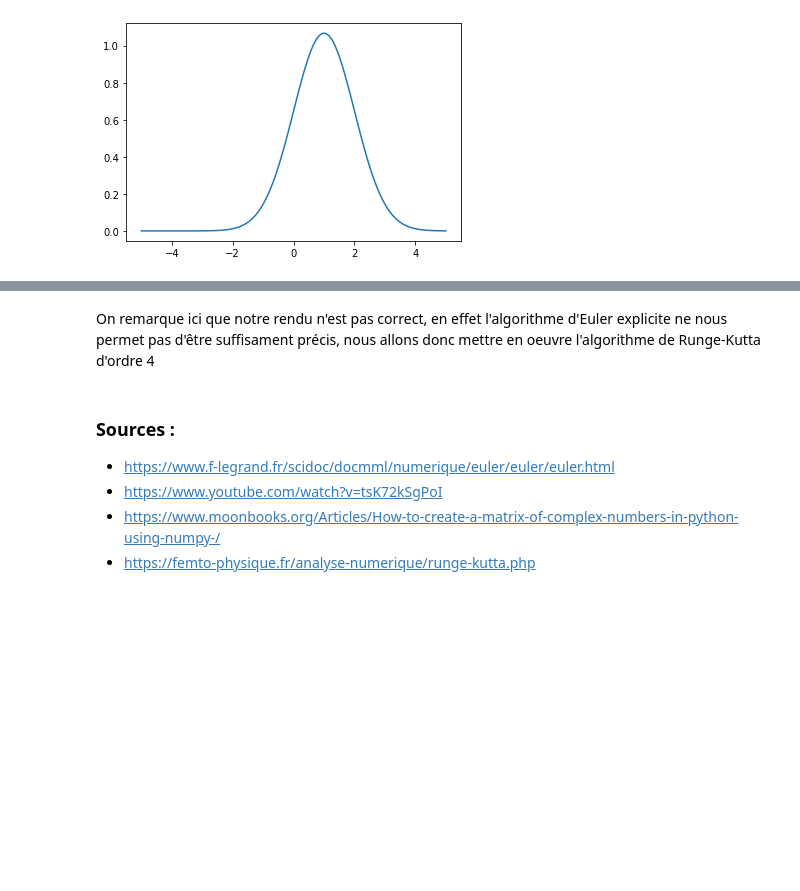
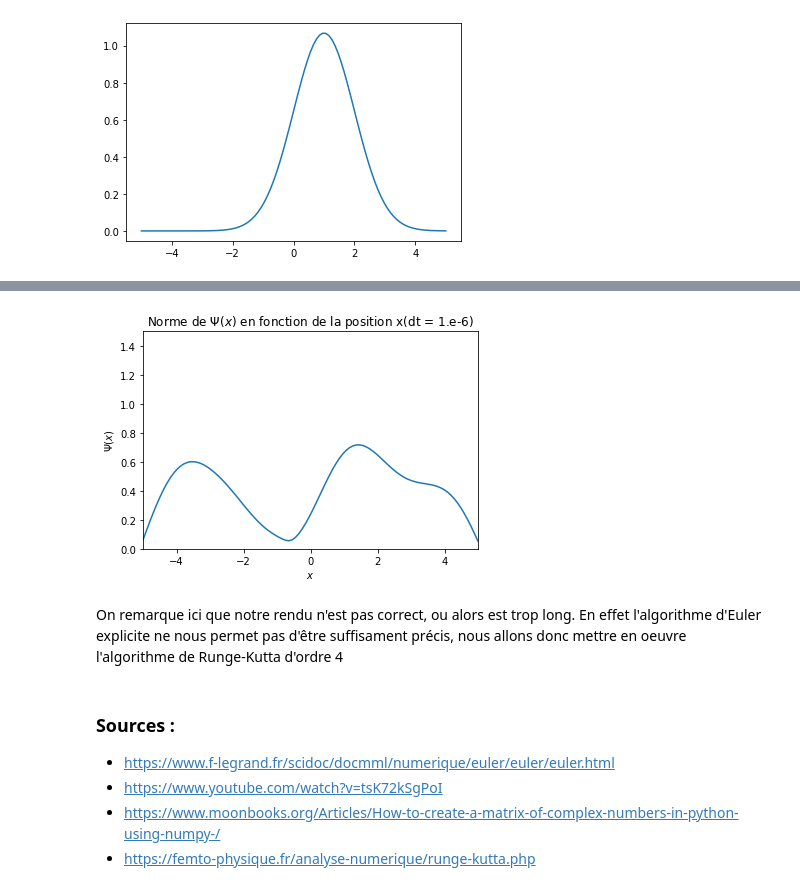
Before and after one commit to lucasboistay/shrodinger_simulation, a Jupyter notebook: evo_temp.ipynb, the cells around one changed output, grey strips where cells are left out. Drawn from its saved outputs; the diff is of its cells as text; code cells hidden in the pictures; blank space fills up the shorter version.

Commit message:
Ajout animation

```diff
--- a/evo_temp.ipynb
+++ b/evo_temp.ipynb
@@ -182,5 +173,37 @@ get_graph(psi,"euler_gaussienne",10000)
+# %%
+# ------------ ANIMATION -------------- #
+
+import matplotlib.animation as animation
+from matplotlib.animation import PillowWriter
+
+metadata = dict(title='test', artist='lucas')
+writer = PillowWriter(fps=1000, metadata=metadata)
+
+
+fig = plt.figure()
+plt.xlim(-L, L)
+plt.ylim(0, 1.5)
+
+plt.xlabel('$x$')
+plt.ylabel('$\Psi(x)$')
+plt.title('Norme de $\Psi(x)$ en fonction de la position x(dt = %s)' %(dt_approx))
+
+l, = plt.plot(x,abs(psi[0]))
+
+
+
+with writer.saving(fig, "docs/tempo/anim.gif", 1000):
+    for y in psi[0:M:int(M/100)]:
+        l.set_ydata(abs(y))
+        writer.grab_frame()
+
+# ------------ FIN ANIMATION -------------- #
+
+plt.show()
+# %% [output]
+[figure, added]
 # %% [markdown]
-On remarque ici que notre rendu n'est pas correct, en effet l'algorithme d'Euler explicite ne nous permet pas d'être suffisament précis, nous allons donc mettre en oeuvre l'algorithme de Runge-Kutta d'ordre 4
+On remarque ici que notre rendu n'est pas correct, ou alors est trop long. En effet l'algorithme d'Euler explicite ne nous permet pas d'être suffisament précis, nous allons donc mettre en oeuvre l'algorithme de Runge-Kutta d'ordre 4
 # %% [markdown]
 ### Sources :
  - https://www.f-legrand.fr/scidoc/docmml/numerique/euler/euler/euler.html
```
Also changed, not shown: parts of 5 cells of this notebook, 25 other files.
